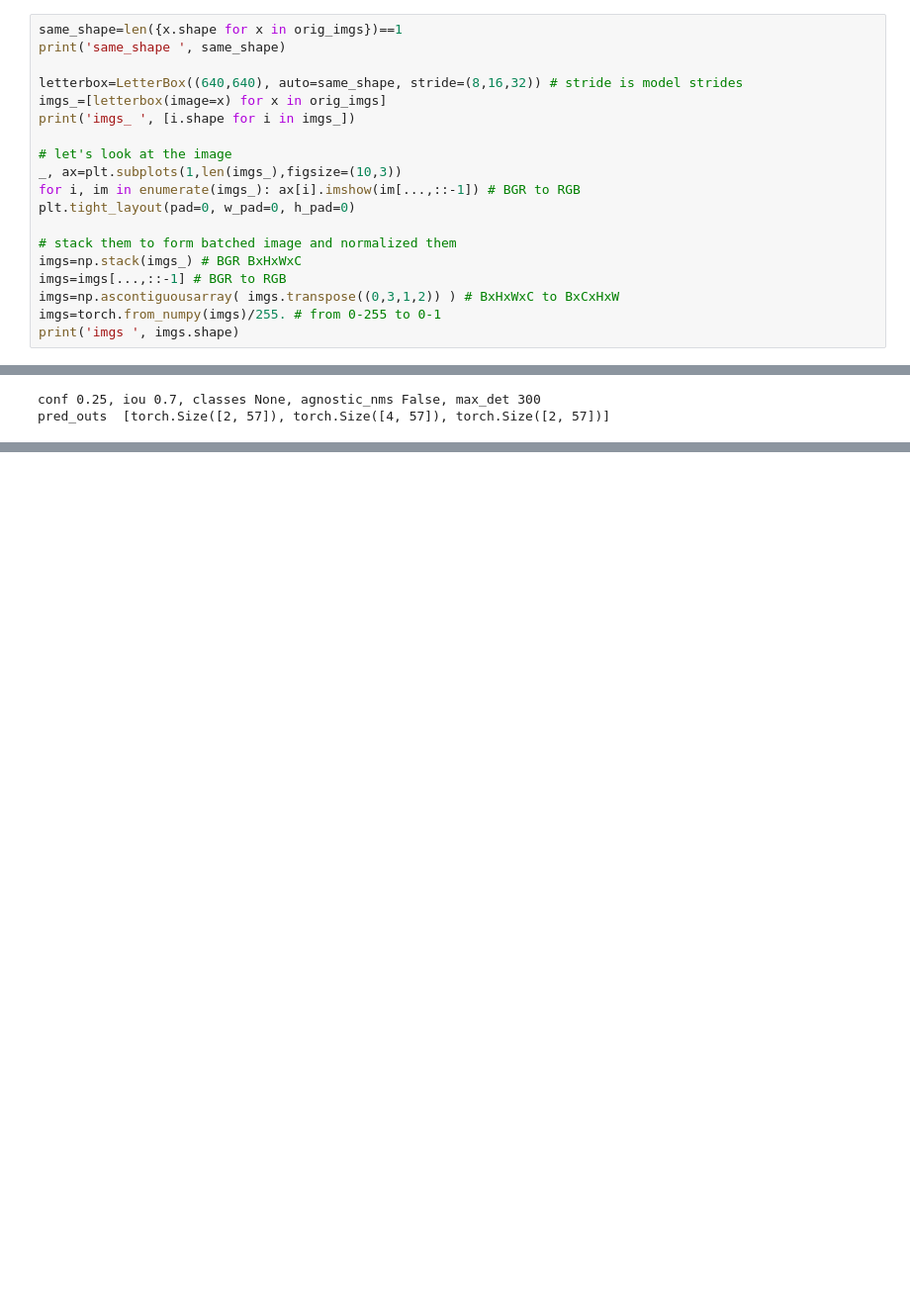
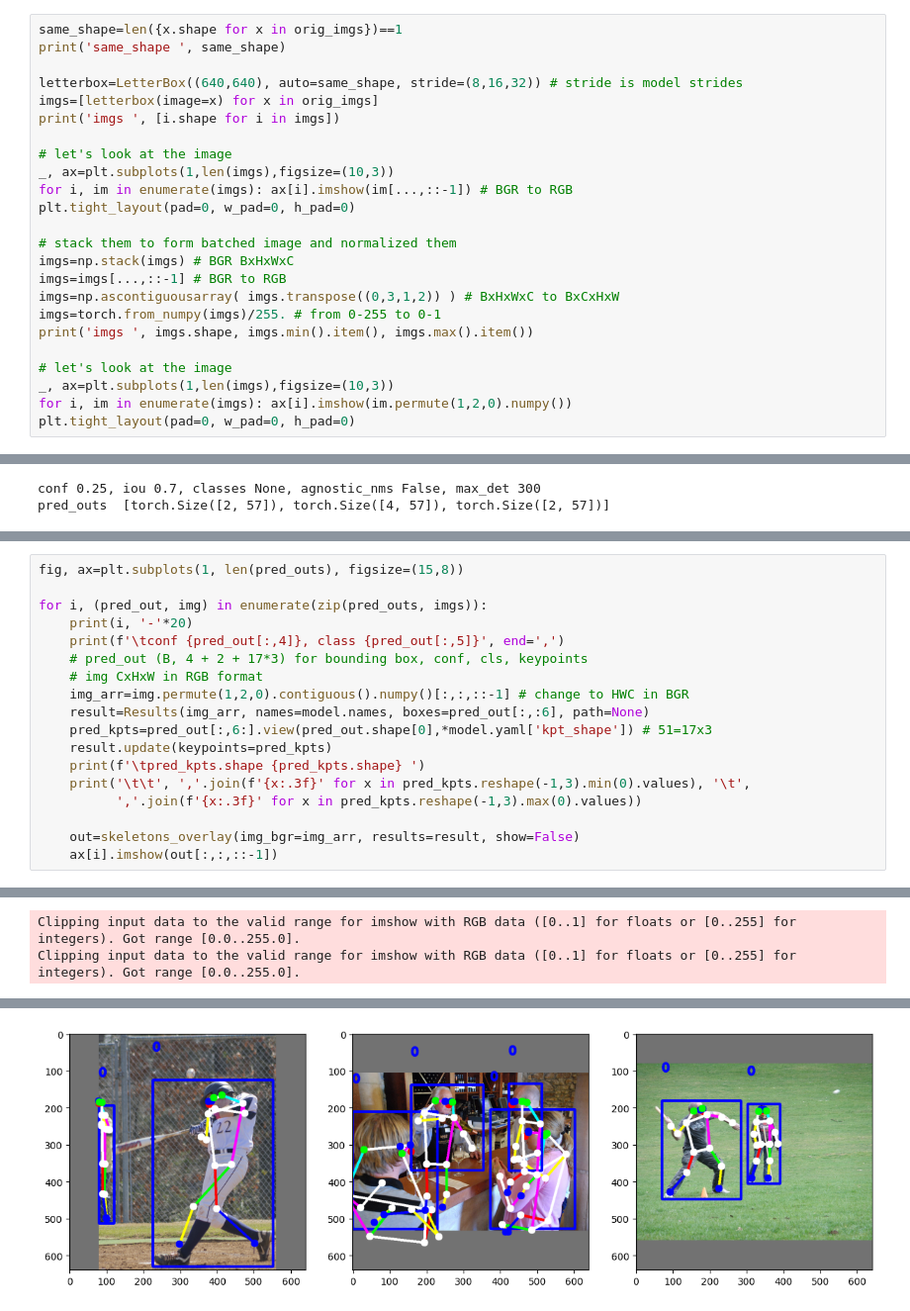
Before and after one commit to s-reaungamornrat/computer_vision, a Jupyter notebook: yolov11_pose/notebook/Predictor.ipynb, the cells around one changed output, grey strips where cells are left out. Shown at 99% size. Saved outputs shown, nothing was run; the diff lists cells and outputs as text; blank space fills up the shorter version.

Commit message:
test: yolov11_pose/notebook/Predictor.ipynb: test prediction using a pretrained model

```diff
--- a/yolov11_pose/notebook/Predictor.ipynb
+++ b/yolov11_pose/notebook/Predictor.ipynb
@@ -116,19 +115,24 @@ same_shape=len({x.shape for x in orig_imgs})==1
 print('same_shape ', same_shape)
 
 letterbox=LetterBox((640,640), auto=same_shape, stride=(8,16,32)) # stride is model strides
-imgs_=[letterbox(image=x) for x in orig_imgs]
-print('imgs_ ', [i.shape for i in imgs_])
+imgs=[letterbox(image=x) for x in orig_imgs]
+print('imgs ', [i.shape for i in imgs])
 
 # let's look at the image
-_, ax=plt.subplots(1,len(imgs_),figsize=(10,3))
-for i, im in enumerate(imgs_): ax[i].imshow(im[...,::-1]) # BGR to RGB
+_, ax=plt.subplots(1,len(imgs),figsize=(10,3))
+for i, im in enumerate(imgs): ax[i].imshow(im[...,::-1]) # BGR to RGB
 plt.tight_layout(pad=0, w_pad=0, h_pad=0)
 
 # stack them to form batched image and normalized them
-imgs=np.stack(imgs_) # BGR BxHxWxC
+imgs=np.stack(imgs) # BGR BxHxWxC
 imgs=imgs[...,::-1] # BGR to RGB
 imgs=np.ascontiguousarray( imgs.transpose((0,3,1,2)) ) # BxHxWxC to BxCxHxW
 imgs=torch.from_numpy(imgs)/255. # from 0-255 to 0-1
-print('imgs ', imgs.shape)
+print('imgs ', imgs.shape, imgs.min().item(), imgs.max().item())
+
+# let's look at the image
+_, ax=plt.subplots(1,len(imgs),figsize=(10,3))
+for i, im in enumerate(imgs): ax[i].imshow(im.permute(1,2,0).numpy())
+plt.tight_layout(pad=0, w_pad=0, h_pad=0)
 # %% [output]
 same_shape  False
@@ -157,0 +165,19 @@ pred_outs  [torch.Size([2, 57]), torch.Size([4, 57]), torch.Size([2, 57])]
+# %%
+fig, ax=plt.subplots(1, len(pred_outs), figsize=(15,8))
+
+for i, (pred_out, img) in enumerate(zip(pred_outs, imgs)):
+    print(i, '-'*20)
+    print(f'\tconf {pred_out[:,4]}, class {pred_out[:,5]}', end=',')
+    # pred_out (B, 4 + 2 + 17*3) for bounding box, conf, cls, keypoints
+    # img CxHxW in RGB format
+    img_arr=img.permute(1,2,0).contiguous().numpy()[:,:,::-1] # change to HWC in BGR
+    result=Results(img_arr, names=model.names, boxes=pred_out[:,:6], path=None)
+    pred_kpts=pred_out[:,6:].view(pred_out.shape[0],*model.yaml['kpt_shape']) # 51=17x3
+    result.update(keypoints=pred_kpts)
+    print(f'\tpred_kpts.shape {pred_kpts.shape} ')
+    print('\t\t', ','.join(f'{x:.3f}' for x in pred_kpts.reshape(-1,3).min(0).values), '\t',
+          ','.join(f'{x:.3f}' for x in pred_kpts.reshape(-1,3).max(0).values))
+
+    out=skeletons_overlay(img_bgr=img_arr, results=result, show=False)
+    ax[i].imshow(out[:,:,::-1])
+# %% [output]
@@ -157,0 +188,2 @@ pred_outs  [torch.Size([2, 57]), torch.Size([4, 57]), torch.Size([2, 57])]
+Clipping input data to the valid range for imshow with RGB data ([0..1] for floats or [0..255] for integers). Got range [0.0..255.0].
+Clipping input data to the valid range for imshow with RGB data ([0..1] for floats or [0..255] for integers). Got range [0.0..255.0].
@@ -157,0 +196 @@ pred_outs  [torch.Size([2, 57]), torch.Size([4, 57]), torch.Size([2, 57])]
+[figure, added]
```
Also changed, not shown: parts of 7 cells of this notebook, 4 other files.
